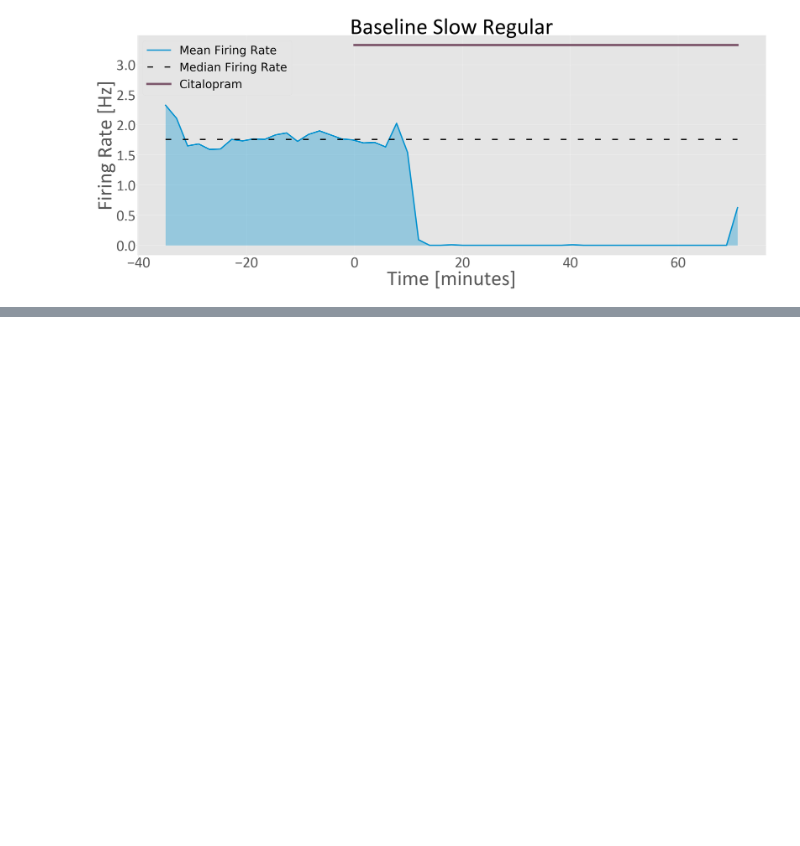
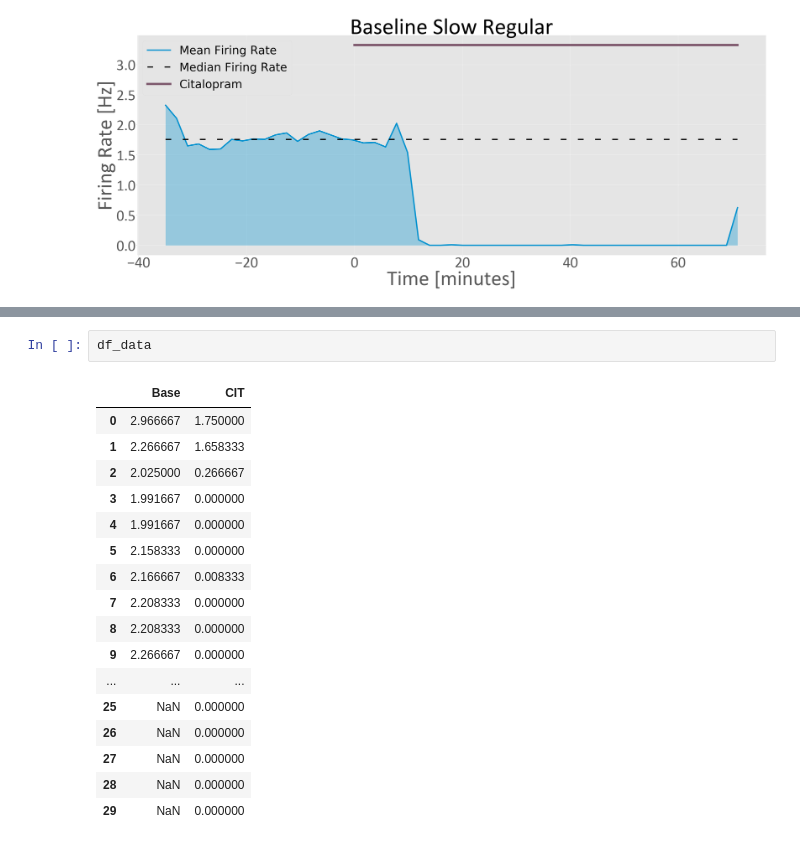
Before and after one commit to Ruairi-osul/ephys, a Jupyter notebook: mua_preprocess/notebooks/Tran mean FR.ipynb, the cells around one changed output, grey strips where cells are left out. Drawn from its saved outputs; the diff is of its cells as text; blank space fills up the shorter version.

```diff
--- a/mua_preprocess/notebooks/Tran mean FR.ipynb
+++ b/mua_preprocess/notebooks/Tran mean FR.ipynb
@@ -281,0 +301,20 @@ plot_cluster(dfs=[mean_firing_rates_ts],
+# %%
+df_data
+# %% [output]
+|  | Base | CIT |
+| 0 | 2.966667 | 1.750000 |
+| 1 | 2.266667 | 1.658333 |
+| 2 | 2.025000 | 0.266667 |
+| 3 | 1.991667 | 0.000000 |
+| 4 | 1.991667 | 0.000000 |
+| 5 | 2.158333 | 0.000000 |
+| 6 | 2.166667 | 0.008333 |
+| 7 | 2.208333 | 0.000000 |
+| 8 | 2.208333 | 0.000000 |
+| 9 | 2.266667 | 0.000000 |
+| ... | ... | ... |
+| 25 | NaN | 0.000000 |
+| 26 | NaN | 0.000000 |
+| 27 | NaN | 0.000000 |
+| 28 | NaN | 0.000000 |
+| 29 | NaN | 0.000000 |
```
Also changed, not shown: parts of 5 cells of this notebook, 31 other files.
